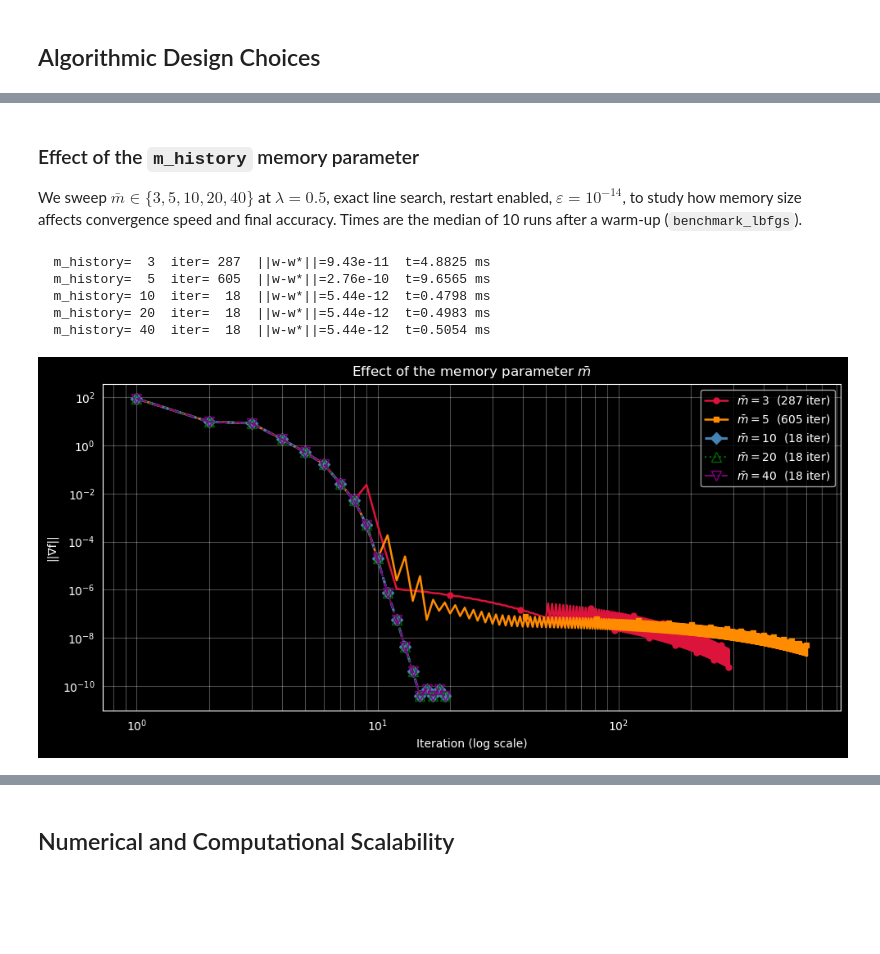
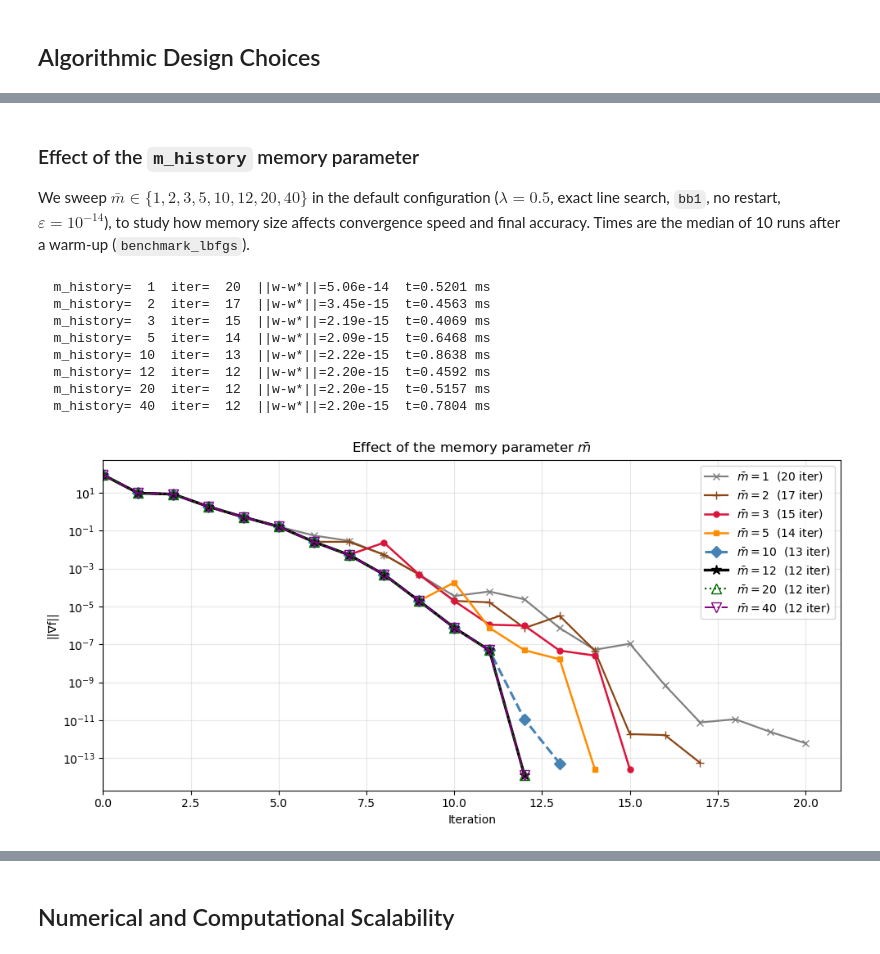
Before and after one commit to GianlucaPanzani/CM-Project-25-26, a Jupyter notebook: 02_lbfgs_experiments.ipynb, the cells around one changed output, grey strips where cells are left out. Drawn from its saved outputs; the diff is of its cells as text; code cells hidden in the pictures; blank space fills up the shorter version.

```diff
--- a/02_lbfgs_experiments.ipynb
+++ b/02_lbfgs_experiments.ipynb
@@ -469,9 +500,9 @@ for mh in m_values_ang:
 # %%
 fig, ax = plt.subplots(figsize=(10, 5))
-colors_ang = {3: 'crimson', 10: 'steelblue', m: 'darkgreen'}
-labels_ang = {3: 'L-BFGS m̄=3', 10: 'L-BFGS m̄=10', m: f'BFGS full (m̄={m})'}
+colors_ang = {3: 'crimson', 12: 'steelblue', m: 'darkgreen'}
+labels_ang = {3: 'L-BFGS m̄=3', 12: 'L-BFGS m̄=12', m: f'BFGS full (m̄={m})'}
 styles_ang = {3:  ('o-',  1.8, 5, False),    # solid, filled
-              10: ('s--', 2.5, 7, False),    # dashed, larger filled markers
+              12: ('s--', 2.5, 7, False),    # dashed, larger filled markers
               m:  ('^:',  1.4, 6, True)}     # dotted, hollow markers
 
 for mh in m_values_ang:
@@ -572,11 +599,11 @@ Iterations: 599, Time: 0.02226880s
 # %%
 # Median times (10 runs) for exact vs Wolfe line search
 _, _, st_ex = benchmark_lbfgs(
-    X, y, lam, n_runs=10, m_history=10, tol=1e-14, h0_scaling='bb1',
-    tol_type='relative', line_search='exact', use_restart=True)
+    X, y, lam, n_runs=10, m_history=12, tol=1e-14, h0_scaling='bb1',
+    tol_type='relative', line_search='exact', use_restart=False)
 _, _, st_wo = benchmark_lbfgs(
-    X, y, lam, n_runs=10, m_history=10, tol=1e-14, h0_scaling='bb1',
-    tol_type='relative', line_search='wolfe', use_restart=True,
+    X, y, lam, n_runs=10, m_history=12, tol=1e-14, h0_scaling='bb1',
+    tol_type='relative', line_search='wolfe', use_restart=False,
     wolfe_c1=1e-4, wolfe_c2=0.9)
 print(f"Exact LS:  iter={st_ex['n_iter']:4d}  t={st_ex['time_median']*1e3:.4f} ms")
 print(f"Wolfe LS:  iter={st_wo['n_iter']:4d}  t={st_wo['time_median']*1e3:.4f} ms")
@@ -643,8 +665,8 @@ for c1 in c1_values:
         if c1 >= c2:
             continue
         w_w, h_w, t_w = lbfgs_optimize(
-            X, y, lam, m_history=10, tol=1e-14,
-            use_restart=True, h0_scaling='bb1',
+            X, y, lam, m_history=12, tol=1e-14,
+            use_restart=False, h0_scaling='bb1',
             line_search='wolfe',
             wolfe_c1=c1, wolfe_c2=c2,
             verbose=False, max_iter=1000,
@@ -735,13 +753,14 @@ Results:
 # %% [markdown]
 ### Effect of the `m_history` memory parameter
 
-We sweep $\bar{m} \in \{3, 5, 10, 20, 40\}$ at $\lambda = 0.5$, exact line
-search, restart enabled, $\varepsilon = 10^{-14}$, to study how memory size
-affects convergence speed and final accuracy. Times are the median of 10
-runs after a warm-up (`benchmark_lbfgs`).
+We sweep $\bar{m} \in \{1, 2, 3, 5, 10, 12, 20, 40\}$ in the default
+configuration ($\lambda = 0.5$, exact line search, `bb1`, no restart,
+$\varepsilon = 10^{-14}$), to study how memory size affects convergence speed
+and final accuracy. Times are the median of 10 runs after a warm-up
+(`benchmark_lbfgs`).
 # %%
 results_mem = {}
-for mh in [3, 5, 10, 20, 40]:
+for mh in [1, 2, 3, 5, 10, 12, 20, 40]:
     w_m, h_m, _ = lbfgs_optimize(
         X, y, lam, m_history=mh, tol=1e-14,
         tol_type='relative', line_search='exact', verbose=False)
@@ -753,39 +772,45 @@ for mh in [3, 5, 10, 20, 40]:
     print(f"  m_history={mh:3d}  iter={len(h_m['f'])-1:4d}  "
           f"||w-w*||={np.linalg.norm(w_m-w_star):.2e}  t={t_m*1e3:.4f} ms")
 # %% [output]
-  m_history=  3  iter= 287  ||w-w*||=9.43e-11  t=4.8825 ms
-  m_history=  5  iter= 605  ||w-w*||=2.76e-10  t=9.6565 ms
-  m_history= 10  iter=  18  ||w-w*||=5.44e-12  t=0.4798 ms
-  m_history= 20  iter=  18  ||w-w*||=5.44e-12  t=0.4983 ms
-  m_history= 40  iter=  18  ||w-w*||=5.44e-12  t=0.5054 ms
+  m_history=  1  iter=  20  ||w-w*||=5.06e-14  t=0.5201 ms
+  m_history=  2  iter=  17  ||w-w*||=3.45e-15  t=0.4563 ms
+  m_history=  3  iter=  15  ||w-w*||=2.19e-15  t=0.4069 ms
+  m_history=  5  iter=  14  ||w-w*||=2.09e-15  t=0.6468 ms
+  m_history= 10  iter=  13  ||w-w*||=2.22e-15  t=0.8638 ms
+  m_history= 12  iter=  12  ||w-w*||=2.20e-15  t=0.4592 ms
+  m_history= 20  iter=  12  ||w-w*||=2.20e-15  t=0.5157 ms
+  m_history= 40  iter=  12  ||w-w*||=2.20e-15  t=0.7804 ms
 # %%
 fig, ax = plt.subplots(figsize=(10, 5))
 
 mh_styles = {
+    1:  ('x-',  1.6, 6, False, 'gray'),
+    2:  ('+-',  1.6, 7, False, 'saddlebrown'),
     3:  ('o-',  1.8, 5, False, 'crimson'),
     5:  ('s-',  1.8, 4, False, 'darkorange'),
     10: ('D--', 2.2, 7, False, 'steelblue'),
+    12: ('*-',  2.4, 9, False, 'black'),
     20: ('^:',  1.6, 8, True,  'darkgreen'),
     40: ('v-.', 1.4, 9, True,  'purple'),
 }
 
 for mh, h in results_mem.items():
     ls, lw, ms, hollow, color = mh_styles[mh]
     n_iter = len(h['grad_norm']) - 1
-    label = f'$\\bar{{m}}={mh}$  ({n_iter} iter)'   # <-- numero in legenda
+    label = f'$\\bar{{m}}={mh}$  ({n_iter} iter)'
     kw = dict(lw=lw, ms=ms, color=color, label=label)
     if hollow:
         kw['markerfacecolor'] = 'none'
-    # +1 because log-scale doesn't allow x=0
-    iters = np.arange(1, len(h['grad_norm']) + 1)
-    ax.loglog(iters, h['grad_norm'], ls, **kw,
-              markevery=max(1, (len(h['grad_norm'])-1)//15))
+    iters = np.arange(len(h['grad_norm']))   # x = 0 is the initial point
+    ax.semilogy(iters, h['grad_norm'], ls, **kw,
+                markevery=max(1, (len(h['grad_norm'])-1)//15))
 
-ax.set(xlabel='Iteration (log scale)', ylabel='||∇f||',
+ax.set(xlabel='Iteration', ylabel='||∇f||',
        title='Effect of the memory parameter $\\bar{m}$')
+ax.set_xlim(0, 21)
 ax.legend(fontsize=10); ax.grid(alpha=0.3, which='both')
 
 plt.tight_layout()
 plt.show()
 # %% [output]
-[figure, old version]
+[figure, new version]
```
Also changed, not shown: parts of 75 cells of this notebook, 1 other file.
